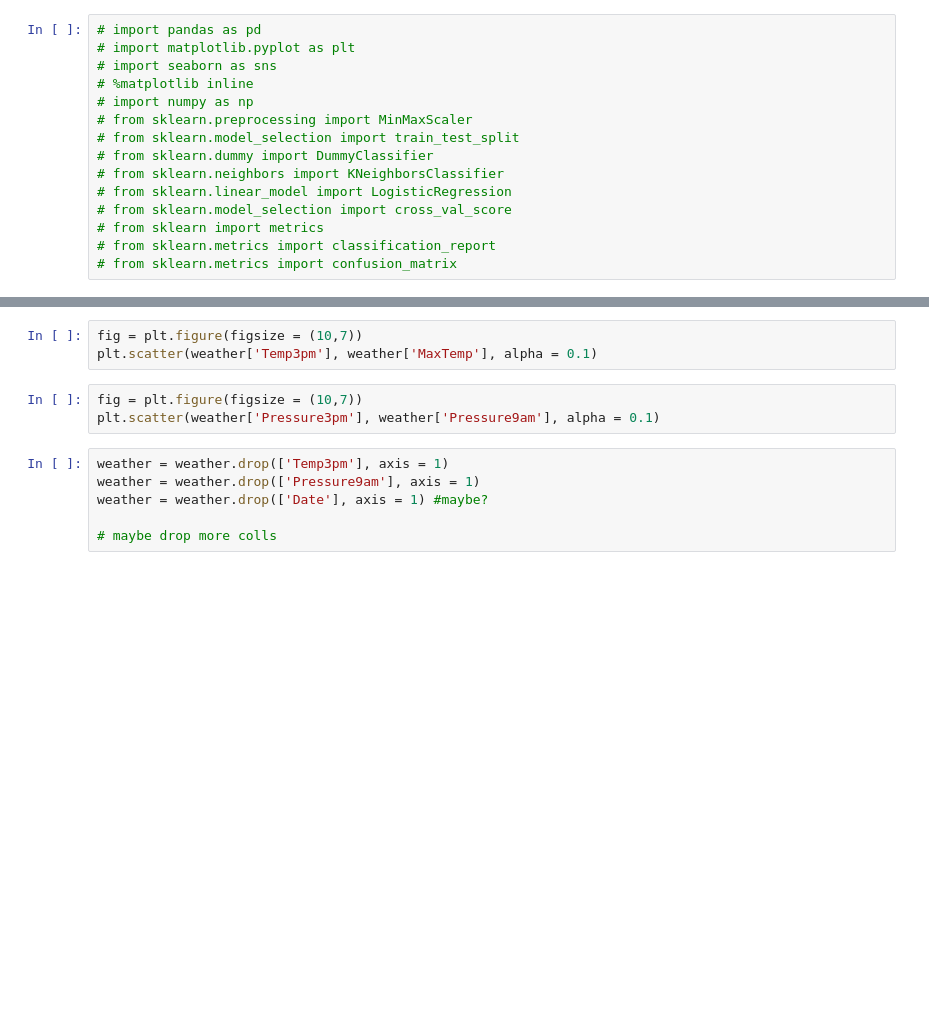
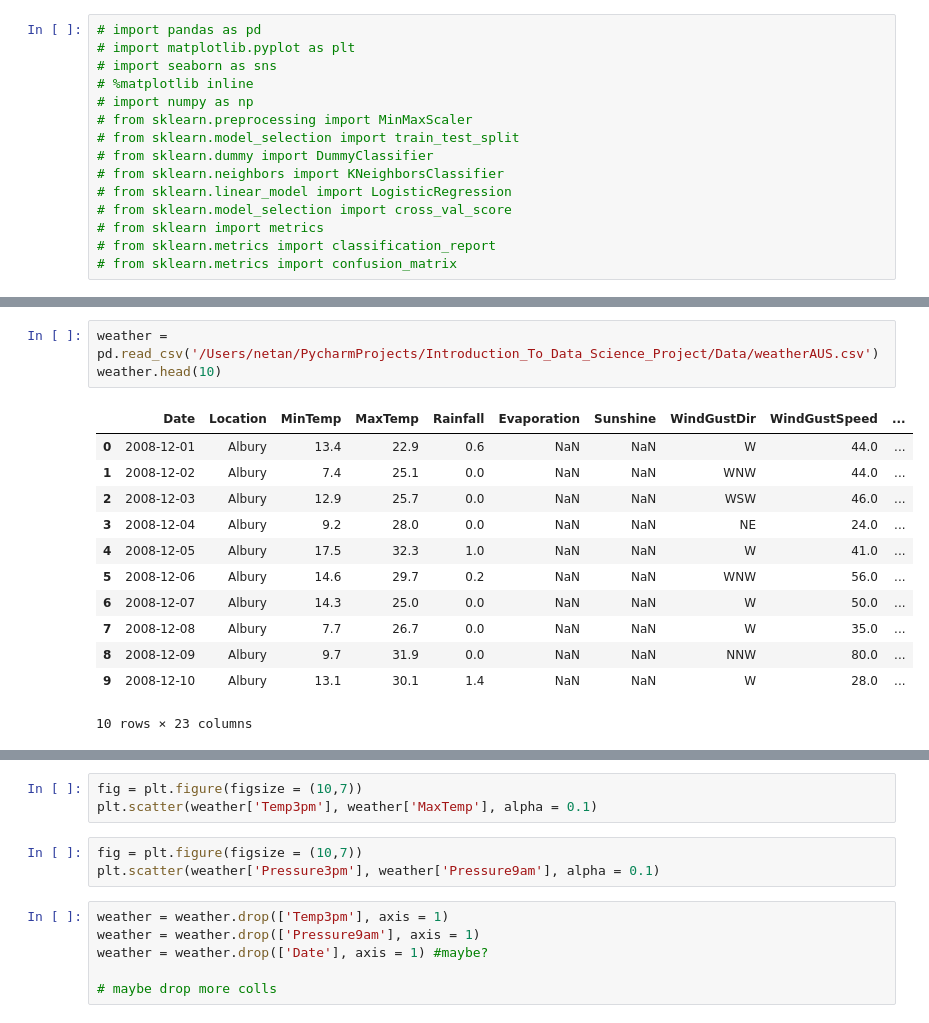
Before and after one commit to netanellevine/Data_Science_Project, a Jupyter notebook: ClassificationProject_RainPrediction.ipynb, the cells around one changed output, grey strips where cells are left out. Drawn from its saved outputs; the diff is of its cells as text; blank space fills up the shorter version.

```diff
--- a/ClassificationProject_RainPrediction.ipynb
+++ b/ClassificationProject_RainPrediction.ipynb
@@ -40,0 +45,16 @@ print(f'The number of rows are {weather.shape[0] } and the number of columns are
+# %%
+weather = pd.read_csv('/Users/netan/PycharmProjects/Introduction_To_Data_Science_Project/Data/weatherAUS.csv')
+weather.head(10)
+# %% [output]
+|  | Date | Location | MinTemp | MaxTemp | Rainfall | Evaporation | Sunshine | WindGustDir | WindGustSpeed | ... |
+| 0 | 2008-12-01 | Albury | 13.4 | 22.9 | 0.6 | NaN | NaN | W | 44.0 | ... |
+| 1 | 2008-12-02 | Albury | 7.4 | 25.1 | 0.0 | NaN | NaN | WNW | 44.0 | ... |
+| 2 | 2008-12-03 | Albury | 12.9 | 25.7 | 0.0 | NaN | NaN | WSW | 46.0 | ... |
+| 3 | 2008-12-04 | Albury | 9.2 | 28.0 | 0.0 | NaN | NaN | NE | 24.0 | ... |
+| 4 | 2008-12-05 | Albury | 17.5 | 32.3 | 1.0 | NaN | NaN | W | 41.0 | ... |
+| 5 | 2008-12-06 | Albury | 14.6 | 29.7 | 0.2 | NaN | NaN | WNW | 56.0 | ... |
+| 6 | 2008-12-07 | Albury | 14.3 | 25.0 | 0.0 | NaN | NaN | W | 50.0 | ... |
+| 7 | 2008-12-08 | Albury | 7.7 | 26.7 | 0.0 | NaN | NaN | W | 35.0 | ... |
+| 8 | 2008-12-09 | Albury | 9.7 | 31.9 | 0.0 | NaN | NaN | NNW | 80.0 | ... |
+| 9 | 2008-12-10 | Albury | 13.1 | 30.1 | 1.4 | NaN | NaN | W | 28.0 | ... |
+10 rows × 23 columns
```
Also changed, not shown: parts of 27 cells of this notebook.
